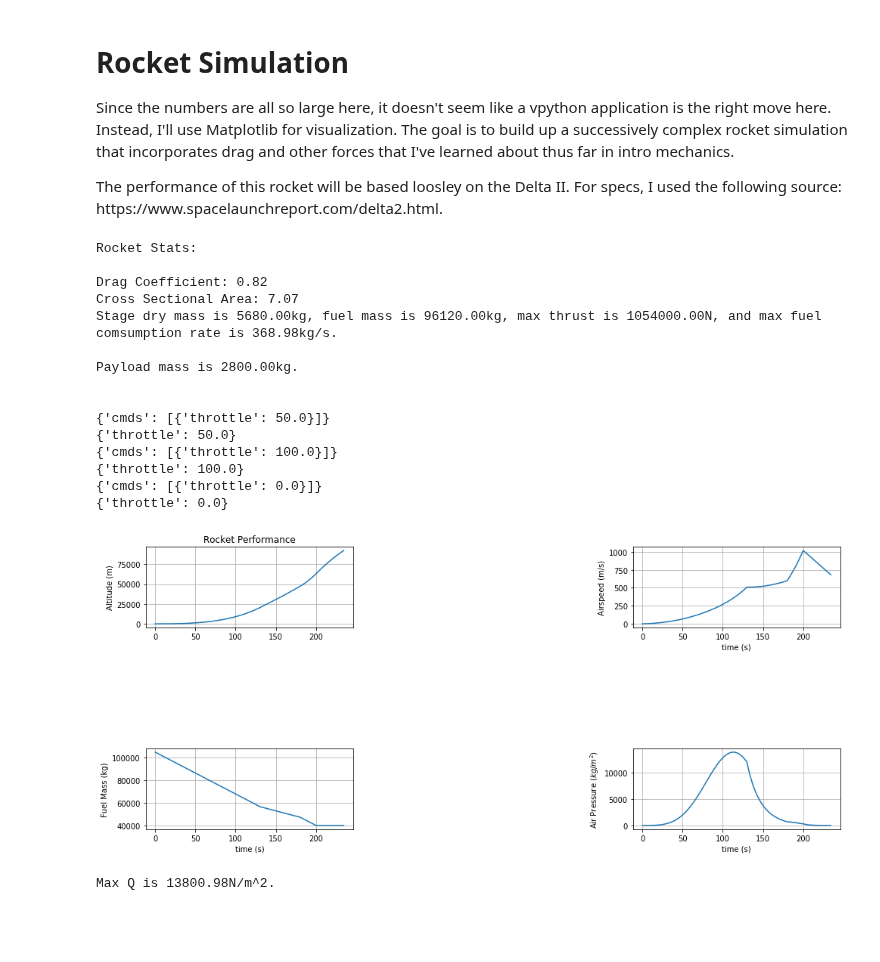
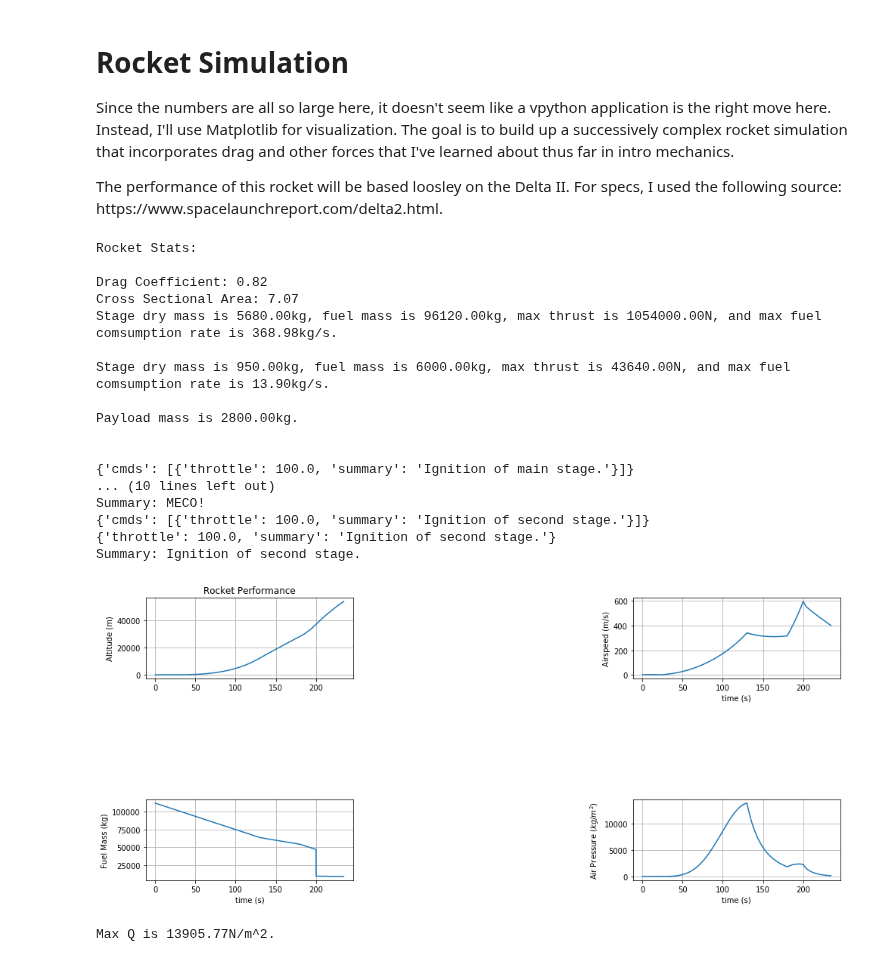
Before and after one commit to PSR193721/Delta2Simulator, a Jupyter notebook: rocket.ipynb, the cells around one changed output. Drawn from its saved outputs; the diff is of its cells as text; code cells hidden in the pictures; blank space fills up the shorter version.

```diff
--- a/rocket.ipynb
+++ b/rocket.ipynb
@@ -10,37 +10,27 @@ from vector import Vector
 from math import exp, isclose
 import json
 # %%
-# constants
+# world constants and variables
 g = 9.8 # acceleration due to gravity near the Earth's surface
-dt = 0.01
+dt = 0.01 # simulation time step
+t = 0 # simulation time
+burn_time = 260.5 # TODO: burn time of main engine. temp var, will replace when dmdt != 0
 
 # atmosphere
-rho_air = lambda altitude: 1.225*exp(-altitude/8500)
-
-# rocket properties
-coeff_drag = 0.82 # long cylinder
-A = np.pi*1.5**2 # 3m composite fairing cross-sectional area
-max_dmdt = 368.98 #in kg/s. TODO: in phase 2, allow for throttling. Until then, the engine will burn flat out.
-dry_mass = 5.680E3 # in kg
-fuel_mass = 9.6120E4 # in kg
-burn_time = 260.5 # TODO: burn time of main engine. temp var, will replace when dmdt != 0
-pos = Vector(0,0,0)
-max_thrust_mag = 1.054000E6
+rho_air = lambda altitude: 1.225*exp(-altitude/8500) # atmospheric density as a function of altitude
 
 # Create a rocket
-deltaII = Rocket(pos, coeff_drag, A)
-main_stage = Stage({"dry_mass": dry_mass, "fuel_mass": fuel_mass, "max_thrust_mag": max_thrust_mag, "max_dmdt": max_dmdt})
+deltaII = Rocket(pos=Vector(0,0,0), coeff_drag=0.82, cross_sec_area=np.pi*1.5**2)
+main_stage = Stage({"dry_mass": 5.680E3, "fuel_mass": 9.6120E4, "max_thrust_mag": 1.054000E6, "max_dmdt": 368.98})
+second_stage = Stage({"dry_mass": 950.0, "fuel_mass": 6000.0, "max_thrust_mag": 4.3640E4, "max_dmdt": 13.9})
 deltaII.add_stage(main_stage)
+deltaII.add_stage(second_stage)
 payload = Payload(mass=2800.0)
 deltaII.add_payload(payload)
 
 print(deltaII)
 
-# forces
-Fgrav = Vector(0,-deltaII.get_total_mass()*g,0)
-Fthrust = Vector(0,max_thrust_mag,0)
-
-t = 0
+# data collection variables
 idx = 0
 data_point_counter = 0
 total_data_points = 2605
@@ -49,8 +39,6 @@ data_altitude = np.zeros(total_data_points)
 data_velocity = np.zeros(total_data_points)
 data_mass = np.zeros(total_data_points)
 data_pressure = np.zeros(total_data_points)
-
-max_Q = 0
 
 # load flight plan from file
 with open('flt-plan.json') as f:
@@ -67,9 +55,13 @@ def check_flt_plan(time):
         cmds = menu.get("cmds", [])
         # loop through the commands in this menu and execute them in turn
         for cmd in cmds:
-            print(cmd)
-            if cmd["throttle"] is not None:
+            print(cmd) # TODO: remove this statement once all flt plan commands are debugged.
+            if cmd.get("throttle", None) is not None:
                 deltaII.adjust_throttle(cmd["throttle"])
+            if cmd.get("separate", None) is not None:
+                deltaII.separate_active_stage()
+            # print command summary
+            print("Summary: {:}".format(cmd.get("summary", "None")))
 
 while t <= burn_time:
 
@@ -101,7 +93,7 @@ while t <= burn_time:
         data_altitude[idx] = deltaII.pos.y
         data_velocity[idx] = (deltaII.momentum/deltaII.get_total_mass()).mag()
         data_mass[idx] = deltaII.get_total_mass()
-        data_pressure[idx] = Fdrag.mag()/A
+        data_pressure[idx] = Fdrag.mag()/deltaII.cross_sec_area
         idx += 1
 
     data_point_counter += 1
@@ -121,38 +113,40 @@ plt.xlabel('time (s)')
 plt.ylabel('Airspeed (m/s)')
 plt.grid(True)
 
 plt.subplot(4, 2, 3)
 plt.plot(data_time, data_mass)
 plt.xlabel('time (s)')
 plt.ylabel('Fuel Mass (kg)')
 plt.grid(True)
 
 plt.subplot(4, 2, 4)
 plt.plot(data_time, data_pressure)
 plt.xlabel('time (s)')
 plt.ylabel('Air Pressure ($kg/m^2$)')
 plt.grid(True)
 
 plt.subplots_adjust(top=0.92, bottom=0.08, left=0.10, right=0.95, hspace=1.5, wspace=1.35)
 plt.show()
 
 max_Q = np.amax(data_pressure)
 print("Max Q is {:0.2f}N/m^2.".format(max_Q))
 # %% [output]
 Rocket Stats:
 
 Drag Coefficient: 0.82
 Cross Sectional Area: 7.07
 Stage dry mass is 5680.00kg, fuel mass is 96120.00kg, max thrust is 1054000.00N, and max fuel comsumption rate is 368.98kg/s.
 
+Stage dry mass is 950.00kg, fuel mass is 6000.00kg, max thrust is 43640.00N, and max fuel comsumption rate is 13.90kg/s.
+
 Payload mass is 2800.00kg.
 
 
-{'cmds': [{'throttle': 50.0}]}
-{'throttle': 50.0}
-{'cmds': [{'throttle': 100.0}]}
-{'throttle': 100.0}
-{'cmds': [{'throttle': 0.0}]}
-{'throttle': 0.0}
+{'cmds': [{'throttle': 100.0, 'summary': 'Ignition of main stage.'}]}
+... (10 lines left out)
+Summary: MECO!
+{'cmds': [{'throttle': 100.0, 'summary': 'Ignition of second stage.'}]}
+{'throttle': 100.0, 'summary': 'Ignition of second stage.'}
+Summary: Ignition of second stage.
-[figure, old version]
+[figure, new version]
-Max Q is 13800.98N/m^2.
+Max Q is 13905.77N/m^2.
```
Also changed, not shown: 2 other files.
